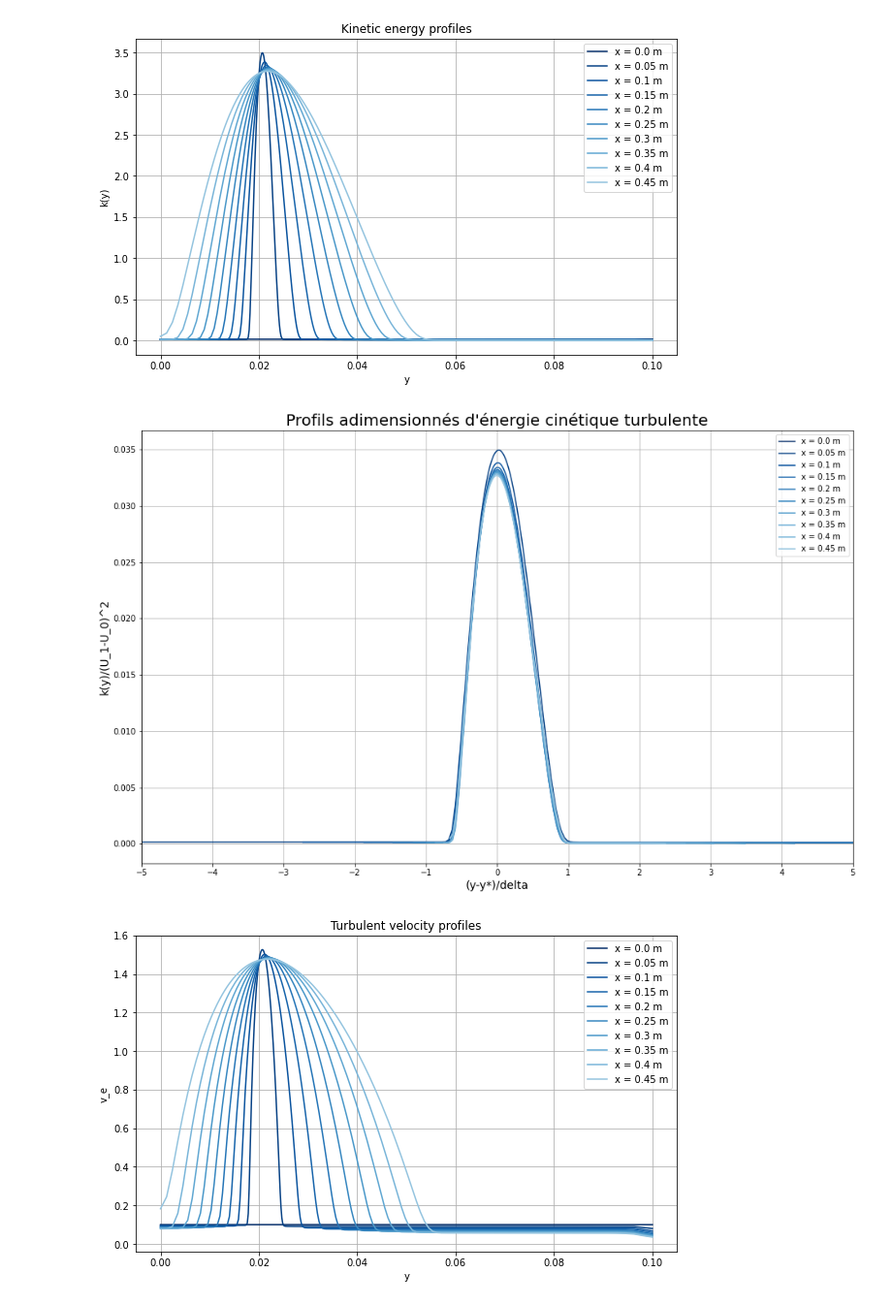
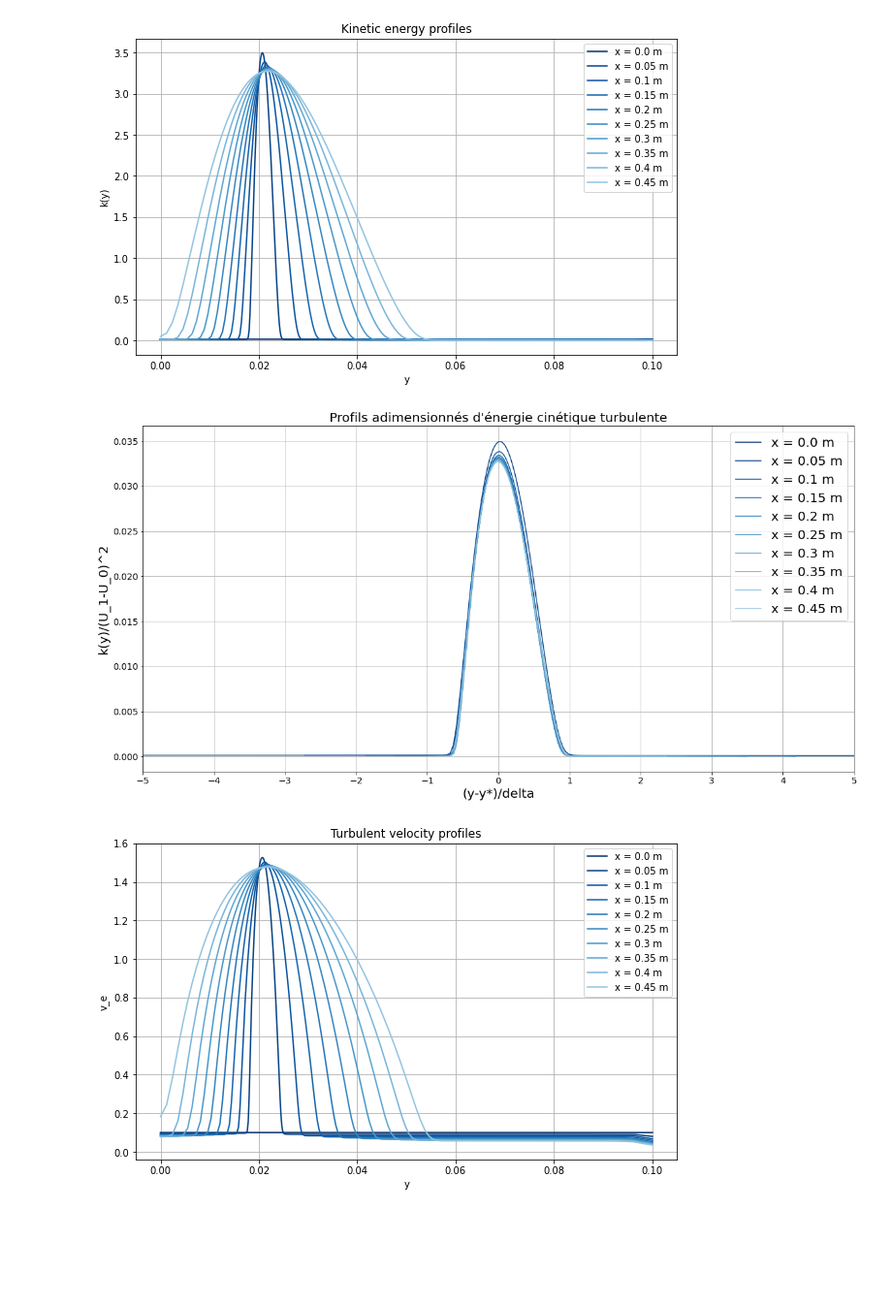
Before and after one commit to mboissiere/turbulence, a Jupyter notebook: main.ipynb, the cells around one changed output. Shown at 97% size. Cells and saved outputs as stored; diff of their text form; code cells hidden in the pictures; blank space fills up the shorter version.

```diff
--- a/main.ipynb
+++ b/main.ipynb
@@ -387,45 +385,46 @@ plot_all_kinetic_energy(data, x_values_coeur)
 # plutôt que faire des dataframes distincts parce que les fonctions auxilliaires ont été définies de manière bancale, mais passons.
 # %%
 def plot_all_adimensional_kinetic_energy(df, x_values, _U_0 = U_0, _U_1 = U_1):
-    plt.figure(figsize=(16, 10))
+    plt.figure(figsize=(20, 10))
 
     # Create a reversed colormap
     color_map = cm.get_cmap('Blues_r')
 
     # Normalize x_values to [0, 0.6] for the colormap
     x_values_norm = [0.0 + 0.6 * (x / max(x_values)) for x in x_values]
 
     for x, x_norm in zip(x_values, x_values_norm):
         # Compute y_star and delta
         y_star = compute_y_star(u_data, x)
         delta = shear_layer_thickness(u_data, x)
 
         df_x = df[df['x'] == x].copy()
 
         # Adimensionalize y and k(y)
         df_x['y_adim'] = (df_x['y'] - y_star) / delta
         df_x['k_adim'] = df_x['k(y)'] / (_U_1 - _U_0)**2
 
         # Plot adimensional k(y) vs y with a label
         plt.plot(df_x['y_adim'], df_x['k_adim'], label=f'x = {x} m', color=color_map(x_norm))
 
-    plt.xlabel('(y-y*)/delta', fontsize=14)
-    plt.ylabel('k(y)/(U_1-U_0)^2', fontsize=14)
+    plt.xlabel('(y-y*)/delta', fontsize=20)
+    plt.ylabel('k(y)/(U_1-U_0)^2', fontsize=20)
     plt.title("Profils adimensionnés d'énergie cinétique turbulente", fontsize=20)
-    plt.legend()
+    plt.legend(fontsize=20)
     plt.grid(True)
 
     # Set x-axis limits and ticks
     plt.xlim(-5, 5)
-    plt.xticks(range(-5, 6))
+    plt.xticks(range(-5, 6), fontsize=14)
+    plt.yticks(fontsize=14)
 
     plt.show()
 
 # Test the function
 x_values_coeur = [x for x in x_values if x < 0.462163]
 plot_all_adimensional_kinetic_energy(data, x_values_coeur)
 # %% [output]
-[figure, old version]
+[figure, new version]
 # %%
 def plot_all_turbulent_velocity(df, x_values):
     plt.figure(figsize=(10, 6))
```
Also changed, not shown: parts of 6 cells of this notebook.
